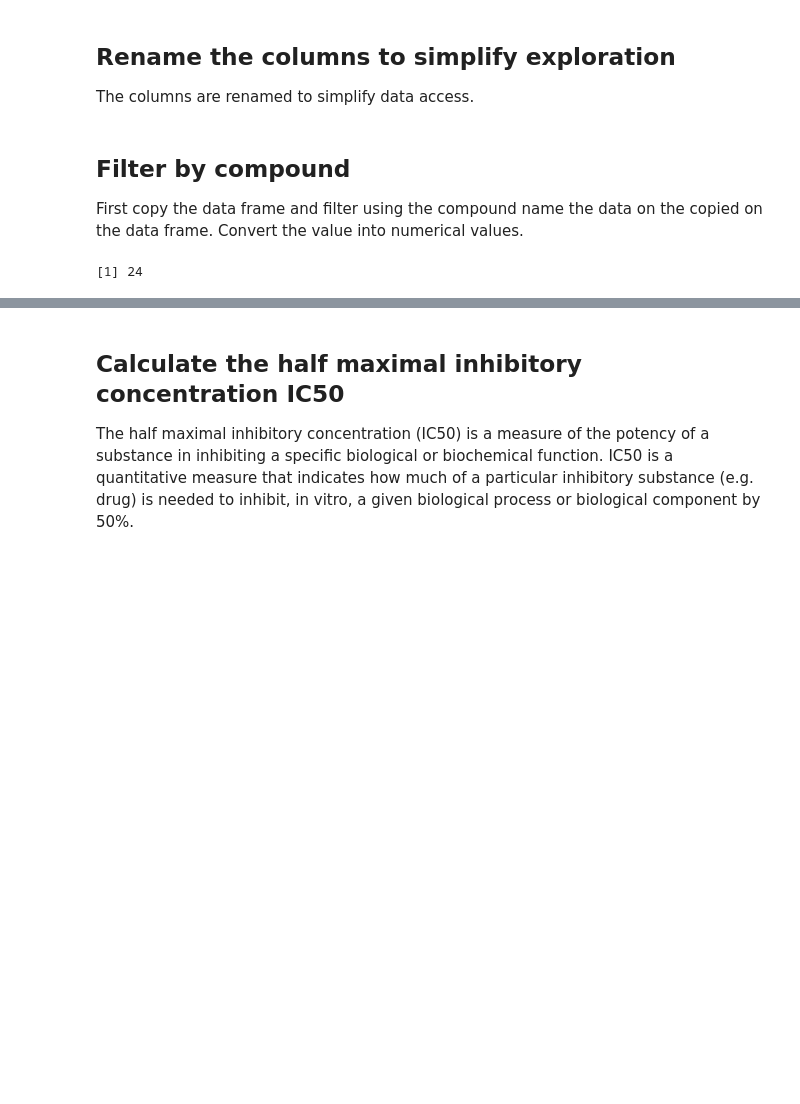
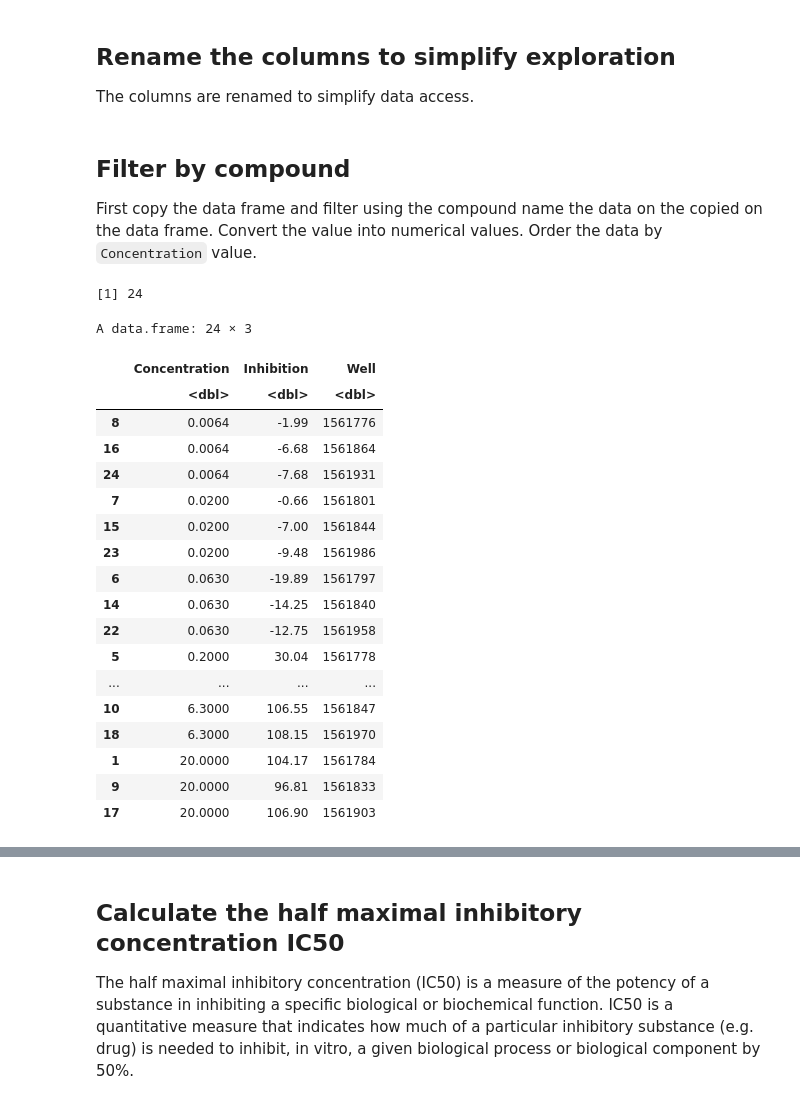
Before and after one commit to IDR/idr0094-ellinger-sarscov2, a Jupyter notebook: notebooks/idr0094-ic50.ipynb, the cells around one changed output, grey strips where cells are left out. Drawn from its saved outputs; the diff is of its cells as text; code cells hidden in the pictures; blank space fills up the shorter version.

```diff
--- a/notebooks/idr0094-ic50.ipynb
+++ b/notebooks/idr0094-ic50.ipynb
@@ -71,7 +67,7 @@ colnames(df)[names(df) == 'Percentage.Inhibition..DPC.'] <- "Inhibition"
 # %% [markdown]
 ## Filter by compound
 First copy the data frame and filter using the compound name the data on the copied on the data frame.
-Convert the value into numerical values.
+Convert the value into numerical values. Order the data by `Concentration` value.
 # %%
 compoundName <- "Remdesivir"
 inChIKey <- "RWWYLEGWBNMMLJ-YSOARWBDSA-N"
@@ -85,5 +82,25 @@ filter_data <- function(df, value) {
 # %%
 data <- filter_data(df, compoundName)
 nrow(data)
+data
 # %% [output]
 [1] 24
+A data.frame: 24 × 3
+|  | Concentration | Inhibition | Well |
+|  | <dbl> | <dbl> | <dbl> |
+| 8 | 0.0064 | -1.99 | 1561776 |
+| 16 | 0.0064 | -6.68 | 1561864 |
+| 24 | 0.0064 | -7.68 | 1561931 |
+| 7 | 0.0200 | -0.66 | 1561801 |
+| 15 | 0.0200 | -7.00 | 1561844 |
+| 23 | 0.0200 | -9.48 | 1561986 |
+| 6 | 0.0630 | -19.89 | 1561797 |
+| 14 | 0.0630 | -14.25 | 1561840 |
+| 22 | 0.0630 | -12.75 | 1561958 |
+| 5 | 0.2000 | 30.04 | 1561778 |
+| ... | ... | ... | ... |
+| 10 | 6.3000 | 106.55 | 1561847 |
+| 18 | 6.3000 | 108.15 | 1561970 |
+| 1 | 20.0000 | 104.17 | 1561784 |
+| 9 | 20.0000 | 96.81 | 1561833 |
+| 17 | 20.0000 | 106.90 | 1561903 |
```
Also changed, not shown: parts of 19 cells of this notebook.
